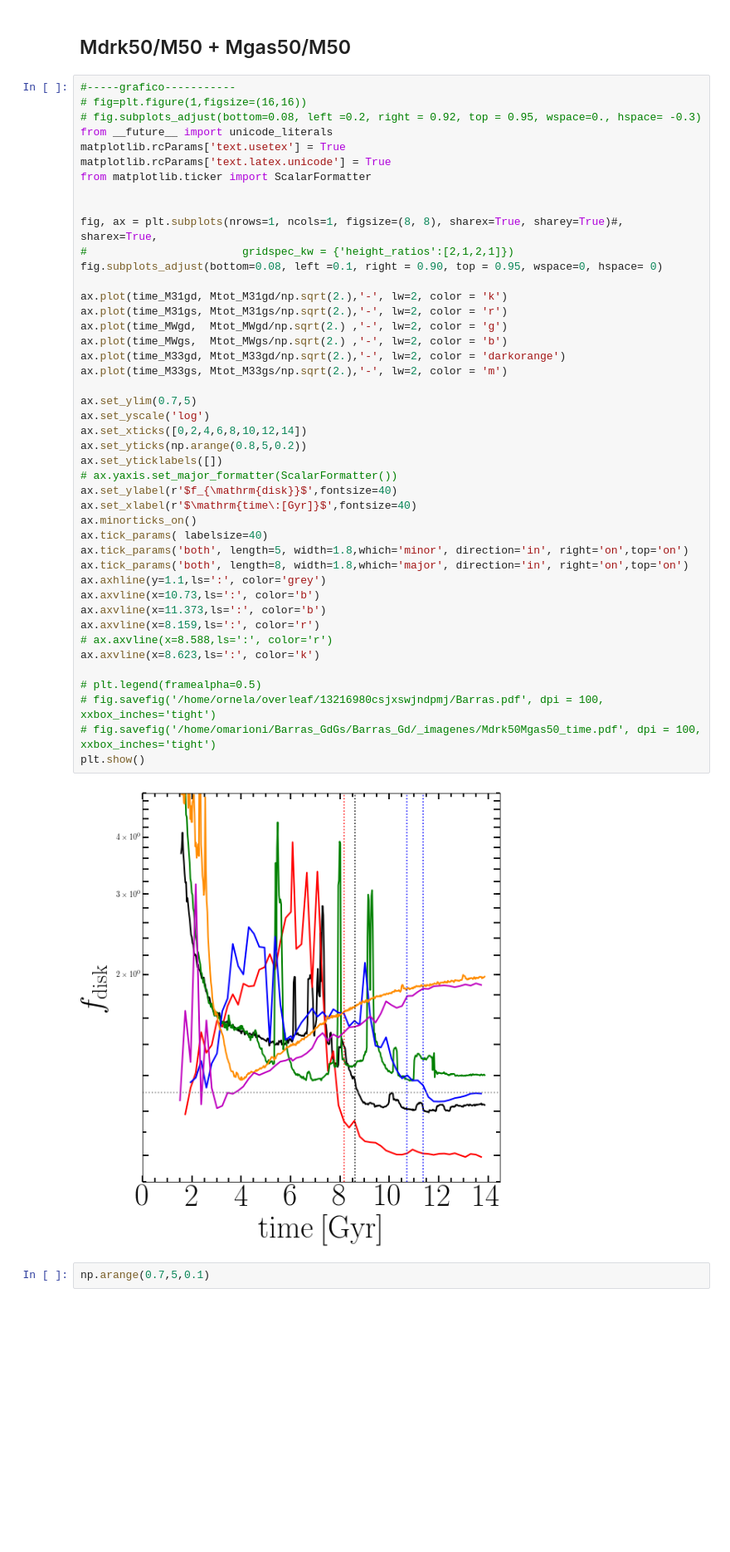
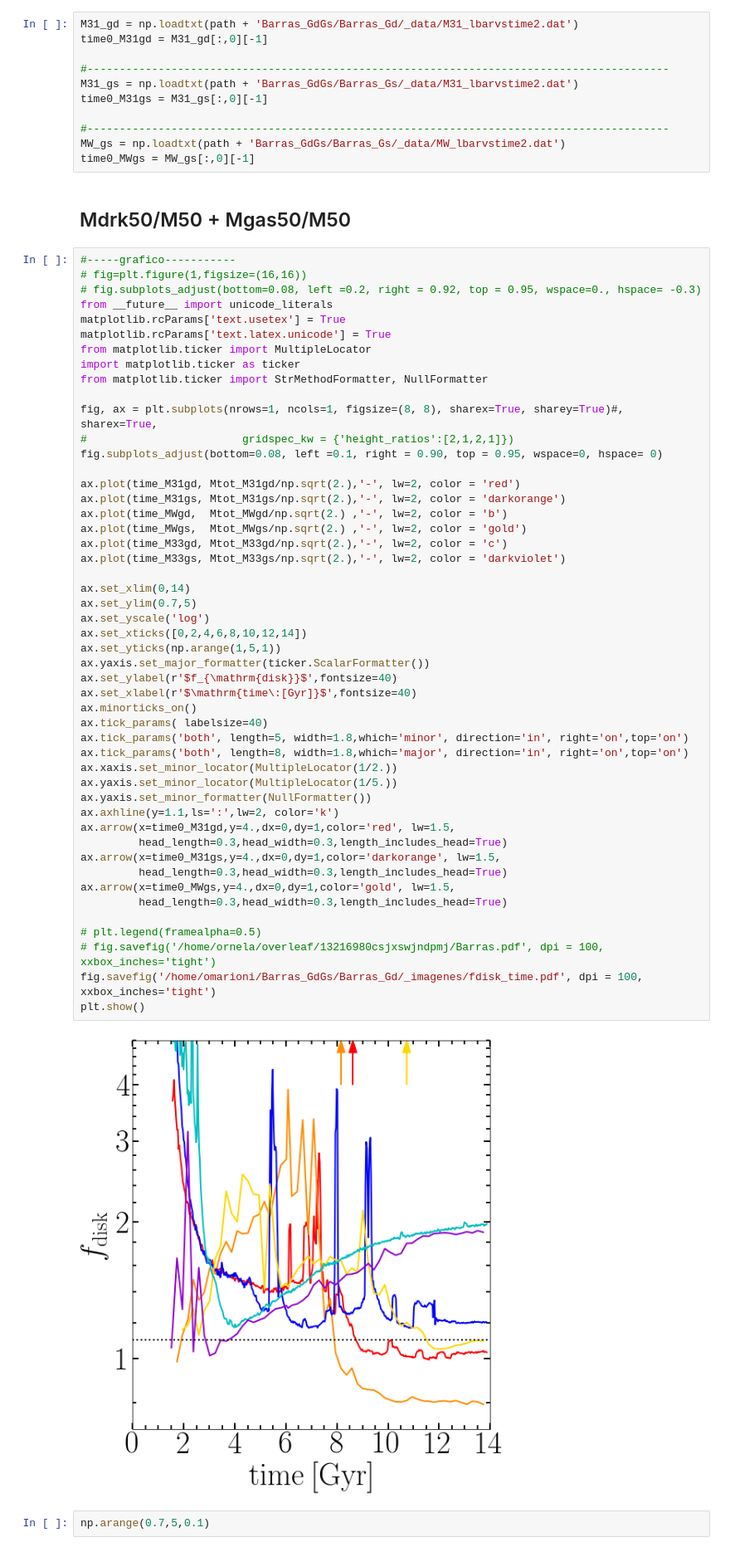
Before and after one commit to ornemarioni/Barras_GdGs, a Jupyter notebook: Barras_Gd/programs/inestabilidad_simulaciones.ipynb, the cells around one changed output. Shown at 83% size. Cells and saved outputs as stored; diff of their text form; blank space fills up the shorter version.

Commit message:
lbar y fdisk "terminado"

```diff
--- a/Barras_Gd/programs/inestabilidad_simulaciones.ipynb
+++ b/Barras_Gd/programs/inestabilidad_simulaciones.ipynb
@@ -497,54 +497,70 @@ Mtot_MWgd  = Mdm50_MWgd/M50_MWgd   + Mg50_MWgd/M50_MWgd   + 1.
 Mtot_MWgs  = Mdm50_MWgs/M50_MWgs   + Mg50_MWgs/M50_MWgs   + 1.
 Mtot_M33gd = Mdm50_M33gd/M50_M33gd + Mg50_M33gd/M50_M33gd + 1.
 Mtot_M33gs = Mdm50_M33gs/M50_M33gs + Mg50_M33gs/M50_M33gs + 1.
+# %%
+M31_gd = np.loadtxt(path + 'Barras_GdGs/Barras_Gd/_data/M31_lbarvstime2.dat')
+time0_M31gd = M31_gd[:,0][-1]
+
+#------------------------------------------------------------------------------------------
+M31_gs = np.loadtxt(path + 'Barras_GdGs/Barras_Gs/_data/M31_lbarvstime2.dat')
+time0_M31gs = M31_gs[:,0][-1]
+
+#------------------------------------------------------------------------------------------
+MW_gs = np.loadtxt(path + 'Barras_GdGs/Barras_Gs/_data/MW_lbarvstime2.dat')
+time0_MWgs = MW_gs[:,0][-1]
 # %% [markdown]
 ## Mdrk50/M50 + Mgas50/M50
 # %%
 #-----grafico-----------
 # fig=plt.figure(1,figsize=(16,16))
 # fig.subplots_adjust(bottom=0.08, left =0.2, right = 0.92, top = 0.95, wspace=0., hspace= -0.3)
 from __future__ import unicode_literals
 matplotlib.rcParams['text.usetex'] = True
 matplotlib.rcParams['text.latex.unicode'] = True
-from matplotlib.ticker import ScalarFormatter
-
+from matplotlib.ticker import MultipleLocator
+import matplotlib.ticker as ticker
+from matplotlib.ticker import StrMethodFormatter, NullFormatter
 
 fig, ax = plt.subplots(nrows=1, ncols=1, figsize=(8, 8), sharex=True, sharey=True)#, sharex=True,
 #                        gridspec_kw = {'height_ratios':[2,1,2,1]})
 fig.subplots_adjust(bottom=0.08, left =0.1, right = 0.90, top = 0.95, wspace=0, hspace= 0)
 
-ax.plot(time_M31gd, Mtot_M31gd/np.sqrt(2.),'-', lw=2, color = 'k')
-ax.plot(time_M31gs, Mtot_M31gs/np.sqrt(2.),'-', lw=2, color = 'r')
-ax.plot(time_MWgd,  Mtot_MWgd/np.sqrt(2.) ,'-', lw=2, color = 'g')
-ax.plot(time_MWgs,  Mtot_MWgs/np.sqrt(2.) ,'-', lw=2, color = 'b')
-ax.plot(time_M33gd, Mtot_M33gd/np.sqrt(2.),'-', lw=2, color = 'darkorange')
-ax.plot(time_M33gs, Mtot_M33gs/np.sqrt(2.),'-', lw=2, color = 'm')
+ax.plot(time_M31gd, Mtot_M31gd/np.sqrt(2.),'-', lw=2, color = 'red')
+ax.plot(time_M31gs, Mtot_M31gs/np.sqrt(2.),'-', lw=2, color = 'darkorange')
+ax.plot(time_MWgd,  Mtot_MWgd/np.sqrt(2.) ,'-', lw=2, color = 'b')
+ax.plot(time_MWgs,  Mtot_MWgs/np.sqrt(2.) ,'-', lw=2, color = 'gold')
+ax.plot(time_M33gd, Mtot_M33gd/np.sqrt(2.),'-', lw=2, color = 'c')
+ax.plot(time_M33gs, Mtot_M33gs/np.sqrt(2.),'-', lw=2, color = 'darkviolet')
 
+ax.set_xlim(0,14)
 ax.set_ylim(0.7,5)
 ax.set_yscale('log')
 ax.set_xticks([0,2,4,6,8,10,12,14])
-ax.set_yticks(np.arange(0.8,5,0.2))
-ax.set_yticklabels([])
-# ax.yaxis.set_major_formatter(ScalarFormatter())
+ax.set_yticks(np.arange(1,5,1))
+ax.yaxis.set_major_formatter(ticker.ScalarFormatter())
 ax.set_ylabel(r'$f_{\mathrm{disk}}$',fontsize=40)
 ax.set_xlabel(r'$\mathrm{time\:[Gyr]}$',fontsize=40)
 ax.minorticks_on()
 ax.tick_params( labelsize=40)
 ax.tick_params('both', length=5, width=1.8,which='minor', direction='in', right='on',top='on')
 ax.tick_params('both', length=8, width=1.8,which='major', direction='in', right='on',top='on')
-ax.axhline(y=1.1,ls=':', color='grey')
-ax.axvline(x=10.73,ls=':', color='b')
-ax.axvline(x=11.373,ls=':', color='b')
-ax.axvline(x=8.159,ls=':', color='r')
-# ax.axvline(x=8.588,ls=':', color='r')
-ax.axvline(x=8.623,ls=':', color='k')
+ax.xaxis.set_minor_locator(MultipleLocator(1/2.))
+ax.yaxis.set_minor_locator(MultipleLocator(1/5.))
+ax.yaxis.set_minor_formatter(NullFormatter())
+ax.axhline(y=1.1,ls=':',lw=2, color='k')
+ax.arrow(x=time0_M31gd,y=4.,dx=0,dy=1,color='red', lw=1.5,
+         head_length=0.3,head_width=0.3,length_includes_head=True)
+ax.arrow(x=time0_M31gs,y=4.,dx=0,dy=1,color='darkorange', lw=1.5,
+         head_length=0.3,head_width=0.3,length_includes_head=True)
+ax.arrow(x=time0_MWgs,y=4.,dx=0,dy=1,color='gold', lw=1.5,
+         head_length=0.3,head_width=0.3,length_includes_head=True)
 
 # plt.legend(framealpha=0.5)
 # fig.savefig('/home/ornela/overleaf/13216980csjxswjndpmj/Barras.pdf', dpi = 100, xxbox_inches='tight')
-# fig.savefig('/home/omarioni/Barras_GdGs/Barras_Gd/_imagenes/Mdrk50Mgas50_time.pdf', dpi = 100, xxbox_inches='tight')
+fig.savefig('/home/omarioni/Barras_GdGs/Barras_Gd/_imagenes/fdisk_time.pdf', dpi = 100, xxbox_inches='tight')
 plt.show()
 # %% [output]
-[figure, old version]
+[figure, new version]
 # %%
 np.arange(0.7,5,0.1)
 # %% [output]
```
Also changed, not shown: 1 other file.
